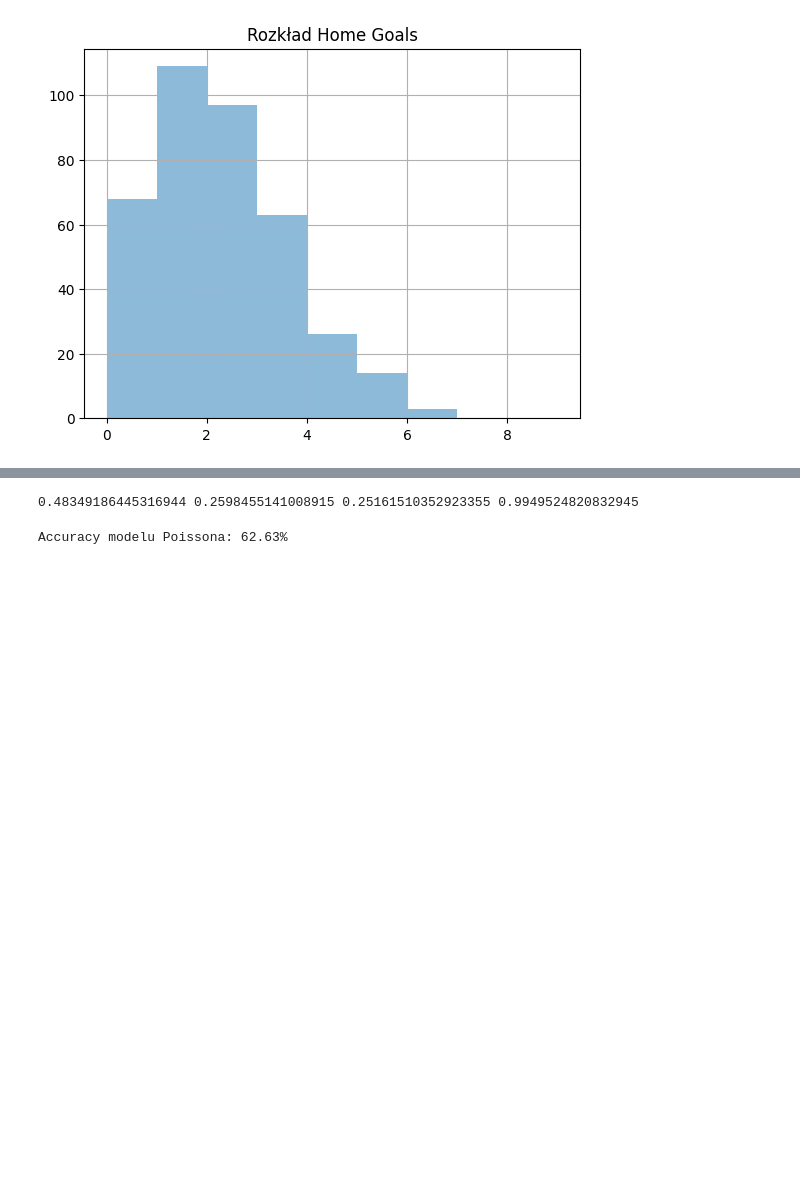
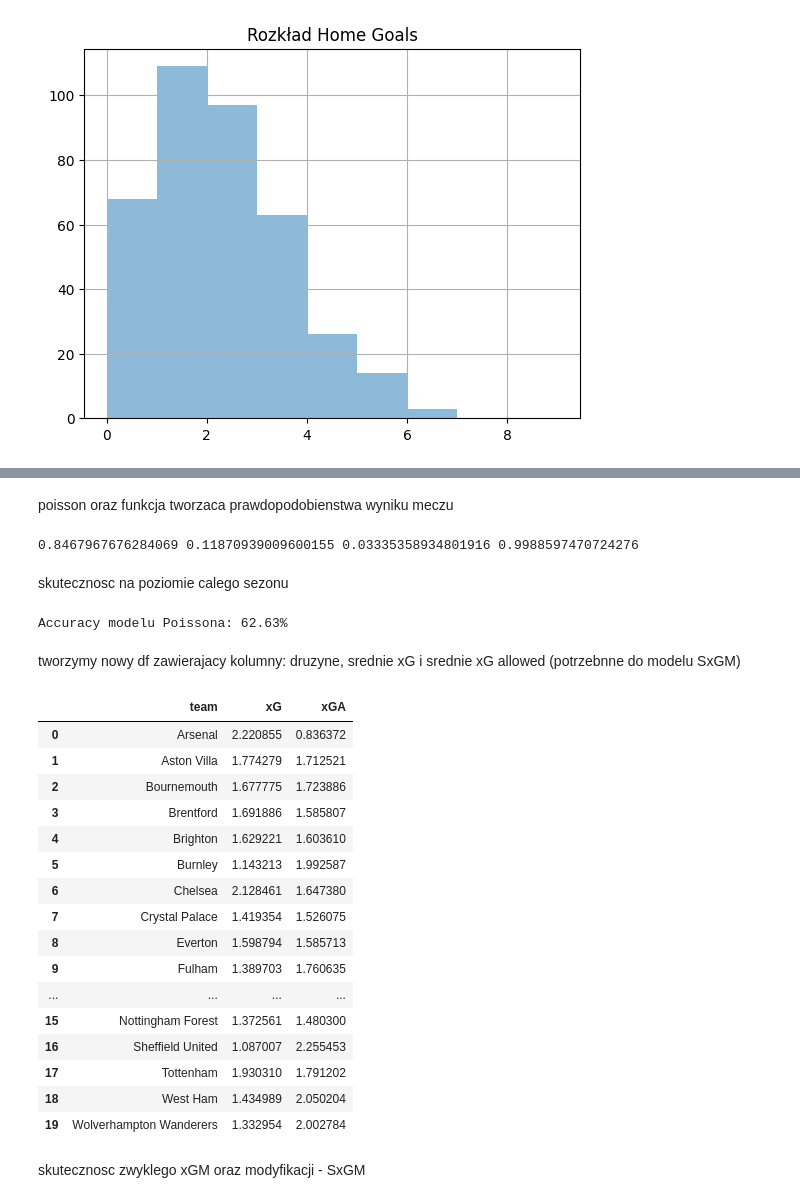
Before and after one commit to mathieuboro/ExG, a Jupyter notebook: Notes_EXG.ipynb, the cells around one changed output, grey strips where cells are left out. Saved outputs shown, nothing was run; the diff lists cells and outputs as text; code cells hidden in the pictures; blank space fills up the shorter version.

```diff
--- a/Notes_EXG.ipynb
+++ b/Notes_EXG.ipynb
@@ -212,10 +154,11 @@ plt.show()
+# %% [markdown]
+poisson oraz funkcja tworzaca prawdopodobienstwa wyniku meczu
 # %%
 def poisson_prob(k, lam):
-    # P(X=k) = e^-lam * lam^k / k!
     return (math.exp(-lam) * (lam**k)) / math.factorial(k)
 
 
-def predict_match_poisson(home_xg, away_xg, max_goals=5):
+def predict_match_poisson(home_xg, away_xg, max_goals=8):
     p_home_win = 0
     p_draw = 0
     p_away_win = 0
@@ -236,13 +179,14 @@ def predict_match_poisson(home_xg, away_xg, max_goals=5):
     return p_home_win, p_draw, p_away_win
 
 
-# Example
-home_xg_example = 1.5
-away_xg_example = 1.0
+home_xg_example = 2.5
+away_xg_example = 0.33
 p_home_win, p_draw, p_away_win = predict_match_poisson(home_xg_example, away_xg_example)
 print(p_home_win, p_draw, p_away_win, (p_home_win + p_draw + p_away_win))
 # %% [output]
-0.48349186445316944 0.2598455141008915 0.25161510352923355 0.9949524820832945
+0.8467967676284069 0.11870939009600155 0.03335358934801916 0.9988597470724276
+# %% [markdown]
+skutecznosc na poziomie calego sezonu
 # %%
 correct = 0
 total = 0
@@ -269,3 +213,53 @@ accuracy = correct / total * 100
 print(f"Accuracy modelu Poissona: {accuracy:.2f}%")
 # %% [output]
 Accuracy modelu Poissona: 62.63%
+# %% [markdown]
+tworzymy nowy df zawierajacy kolumny: druzyne, srednie xG i srednie xG allowed (potrzebnne do modelu SxGM)
+# %%
+rows = []
+
+for i, row in df.iterrows():
+    home_team = row["home_team"]
+    away_team = row["away_team"]
+
+    home_xg = row["home_xG"]
+    away_xg = row["away_xG"]
+
+    rows.append({
+        "team": home_team,
+        "xG": home_xg,
+        "xGA": away_xg
+    })
+    rows.append({
+        "team": away_team,
+        "xG": away_xg,
+        "xGA": home_xg
+    })
+
+df_teams = pd.DataFrame(rows)
+df_teams['xG'] = df_teams['xG'].astype(float)
+df_teams['xGA'] = df_teams['xGA'].astype(float)
+
+df_team_avg = df_teams.groupby("team", as_index=False).mean()
+
+df_team_avg
+# %% [output]
+|  | team | xG | xGA |
+| 0 | Arsenal | 2.220855 | 0.836372 |
+| 1 | Aston Villa | 1.774279 | 1.712521 |
+| 2 | Bournemouth | 1.677775 | 1.723886 |
+| 3 | Brentford | 1.691886 | 1.585807 |
+| 4 | Brighton | 1.629221 | 1.603610 |
+| 5 | Burnley | 1.143213 | 1.992587 |
+| 6 | Chelsea | 2.128461 | 1.647380 |
+| 7 | Crystal Palace | 1.419354 | 1.526075 |
+| 8 | Everton | 1.598794 | 1.585713 |
+| 9 | Fulham | 1.389703 | 1.760635 |
+| ... | ... | ... | ... |
+| 15 | Nottingham Forest | 1.372561 | 1.480300 |
+| 16 | Sheffield United | 1.087007 | 2.255453 |
+| 17 | Tottenham | 1.930310 | 1.791202 |
+| 18 | West Ham | 1.434989 | 2.050204 |
+| 19 | Wolverhampton Wanderers | 1.332954 | 2.002784 |
+# %% [markdown]
+skutecznosc zwyklego xGM oraz modyfikacji - SxGM
```
Also changed, not shown: parts of 10 cells of this notebook.
